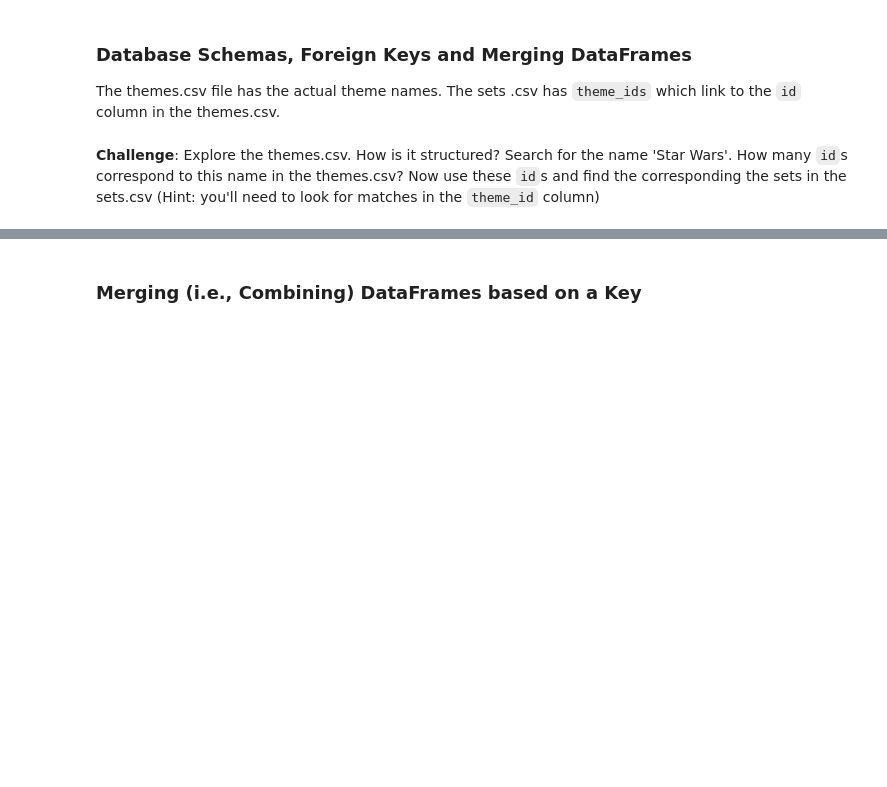
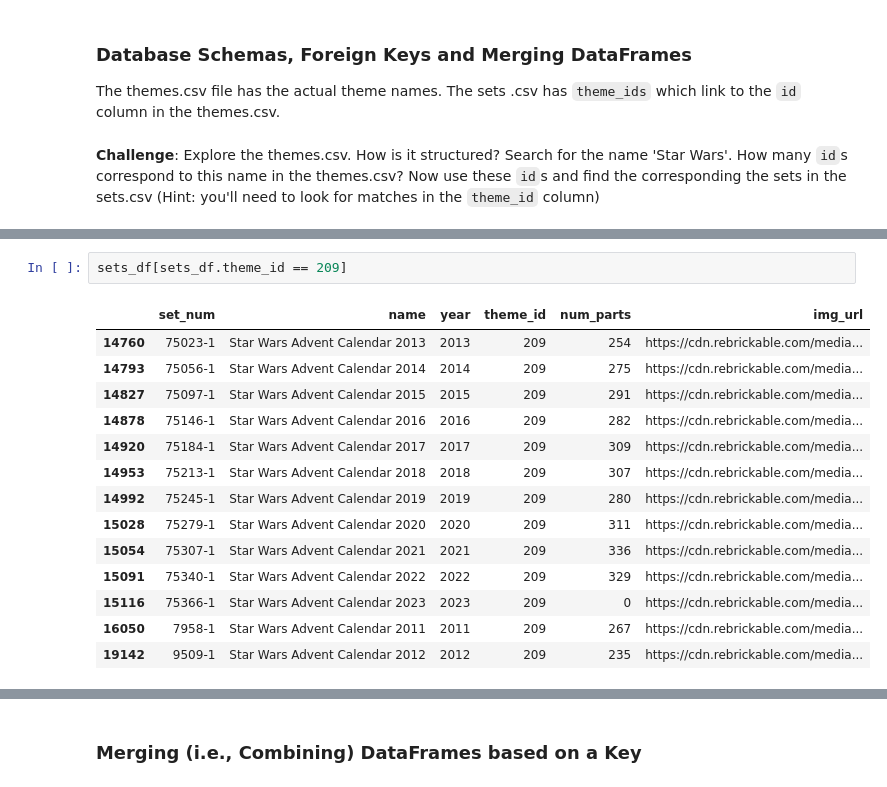
Before and after one commit to Preetraj2002/LEGO_analysis, a Jupyter notebook: Lego_Analysis.ipynb, the cells around one changed output, grey strips where cells are left out. Drawn from its saved outputs; the diff is of its cells as text; blank space fills up the shorter version.

```diff
--- a/Lego_Analysis.ipynb
+++ b/Lego_Analysis.ipynb
@@ -272,0 +292,17 @@ The themes.csv file has the actual theme names. The sets .csv has <code>theme_id
+# %%
+sets_df[sets_df.theme_id == 209]
+# %% [output]
+|  | set_num | name | year | theme_id | num_parts | img_url |
+| 14760 | 75023-1 | Star Wars Advent Calendar 2013 | 2013 | 209 | 254 | https://cdn.rebrickable.com/media... |
+| 14793 | 75056-1 | Star Wars Advent Calendar 2014 | 2014 | 209 | 275 | https://cdn.rebrickable.com/media... |
+| 14827 | 75097-1 | Star Wars Advent Calendar 2015 | 2015 | 209 | 291 | https://cdn.rebrickable.com/media... |
+| 14878 | 75146-1 | Star Wars Advent Calendar 2016 | 2016 | 209 | 282 | https://cdn.rebrickable.com/media... |
+| 14920 | 75184-1 | Star Wars Advent Calendar 2017 | 2017 | 209 | 309 | https://cdn.rebrickable.com/media... |
+| 14953 | 75213-1 | Star Wars Advent Calendar 2018 | 2018 | 209 | 307 | https://cdn.rebrickable.com/media... |
+| 14992 | 75245-1 | Star Wars Advent Calendar 2019 | 2019 | 209 | 280 | https://cdn.rebrickable.com/media... |
+| 15028 | 75279-1 | Star Wars Advent Calendar 2020 | 2020 | 209 | 311 | https://cdn.rebrickable.com/media... |
+| 15054 | 75307-1 | Star Wars Advent Calendar 2021 | 2021 | 209 | 336 | https://cdn.rebrickable.com/media... |
+| 15091 | 75340-1 | Star Wars Advent Calendar 2022 | 2022 | 209 | 329 | https://cdn.rebrickable.com/media... |
+| 15116 | 75366-1 | Star Wars Advent Calendar 2023 | 2023 | 209 | 0 | https://cdn.rebrickable.com/media... |
+| 16050 | 7958-1 | Star Wars Advent Calendar 2011 | 2011 | 209 | 267 | https://cdn.rebrickable.com/media... |
+| 19142 | 9509-1 | Star Wars Advent Calendar 2012 | 2012 | 209 | 235 | https://cdn.rebrickable.com/media... |
```
Also changed, not shown: parts of 6 cells of this notebook.
